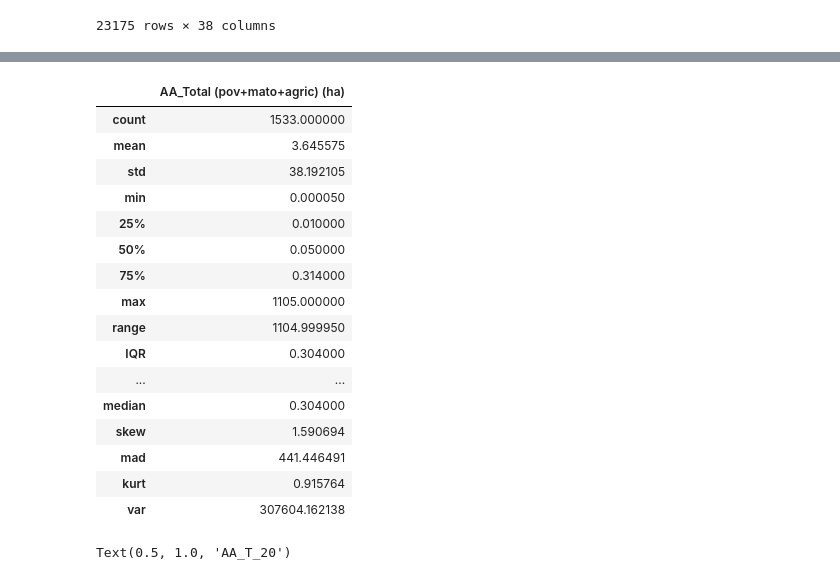
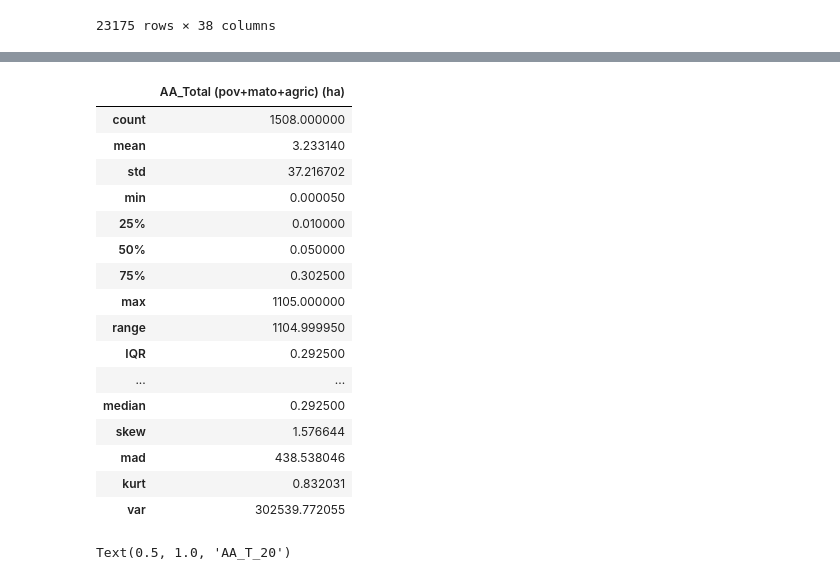
Before and after one commit to VascoBartolo/FCED_project, a Jupyter notebook: FCED_project.ipynb, the cells around one changed output, grey strips where cells are left out. Drawn from its saved outputs; the diff is of its cells as text; code cells hidden in the pictures.

```diff
--- a/FCED_project.ipynb
+++ b/FCED_project.ipynb
@@ -25,6 +26,10 @@ df
 | 23174 | 2015 | BL3151229 | 2015010055723 | Falso Alarme | Aveiro | Santa Maria da Feira | Rio Meão | Casais de Baixo | 10921 | 161792 | ... |
 23175 rows × 38 columns
 # %%
+# Para apagar registos com NULL values nas colunas mencinadas
+df = df.dropna(how='any', subset=['x', 'y', 'lat', 'lon', 'DataAlerta', 'HoraAlerta', 'DataExtincao',
+                                  'HoraExtincao', 'Data1Intervencao', 'Hora1Intervencao'], axis=0)
+
 tempo_intervencao = [None] * (len(df.index))
 tempo_extincao = [None] * (len(df.index))
 litoralidade = [None] * (len(df.index))
@@ -48,3 +53,7 @@ for i in range(len(df.index)):
 df.insert(15, "TempoExtincao", tempo_extincao , True)
 df.insert(16, "TempoIntervencao", tempo_intervencao , True)
 df.insert(17, "Litoralidade", litoralidade , True)
+
+# Para converter as colunas para datetime:
+df['TempoExtincao'] = df['TempoExtincao'].apply(lambda x: pd.to_timedelta(x)).copy()
+df['TempoIntervencao'] = df['TempoIntervencao'].apply(lambda x: pd.to_timedelta(x)).copy()
@@ -129,33 +170,59 @@ reacendimentos_slim.head()
 # %%
 stat_summary = reacendimentos_slim.describe()
 stat_summary.loc['range'] = stat_summary.loc['max'] - stat_summary.loc['min']
 stat_summary.loc['IQR'] = stat_summary.loc['75%'] - stat_summary.loc['25%'] # appending interquartile range
 stat_summary.loc['G.M.'] = st.geometric_mean(reacendimentos_slim['AA_Total (pov+mato+agric) (ha)'])
 stat_summary.loc['H.M.'] = st.harmonic_mean(reacendimentos_slim['AA_Total (pov+mato+agric) (ha)'])
 stat_summary.loc['mode'] = pd.Series.mode(stat_summary['AA_Total (pov+mato+agric) (ha)'])[0]
 add_stats = pd.DataFrame(stat_summary['AA_Total (pov+mato+agric) (ha)'].agg(['median','skew', 'mad', 'kurt', 'var']))
 stat_summary = pd.concat([stat_summary, add_stats])
 
 
-stat_summary
+stat_summary.iloc[:,2:] #Para já as outras colunas não têm todos os elementos calculados ainda, para ver dps
+
+# Para eu validar depois:
+
+# df_data = reacendimentos_slim.loc[:,['AA_Total (pov+mato+agric) (ha)']]
+# stat_summary = df_data.describe()
+# stat_summary.loc['range'] = stat_summary.loc['max'] - stat_summary.loc['min']
+# stat_summary.loc['IQR'] = stat_summary.loc['75%'] - stat_summary.loc['25%'] # appending interquartile range
+# stat_summary.loc['G.M.'] = stat.gmean(df_data.iloc[:,:],axis=0)
+# stat_summary.loc['H.M.'] = stat.hmean(df_data.iloc[:,:],axis=0)
+# #print( pd.Series.mode(stat_summary[:]))
+# stat_summary.loc['mode'] = pd.Series.mode(df_data['AA_Total (pov+mato+agric) (ha)'])[0]
+# add_stats = stat_summary[:].agg(['median','skew', 'mad', 'kurt', 'var'])
+# stat_summary = pd.concat([stat_summary, add_stats])
+#stat_summary['TempoExtincao'] = stat_summary['TempoExtincao'].apply(lambda x:
+#                                                                   pd.to_timedelta((x))).copy()
+#stat_summary['TempoIntervencao'] = stat_summary['TempoIntervencao'].apply(lambda x:
+#                                                                         pd.to_timedelta((x))).copy()
+
+
+
+# stat_summary.loc['H.M.'] = st.harmonic_mean(reacendimentos_slim)
+# stat_summary.loc['mode'] = pd.Series.mode(stat_summary['AA_Total (pov+mato+agric) (ha)'])[0]
+# add_stats = pd.DataFrame(stat_summary['AA_Total (pov+mato+agric) (ha)'].agg(['median','skew', 'mad', 'kurt', 'var']))
+# stat_summary = pd.concat([stat_summary, add_stats])
+# stat_summary['TempoExtincao'] = stat_summary['TempoExtincao'].astype('datetime64[ns]')
+# stat_summary['TempoIntervencao'] = stat_summary['TempoIntervencao'].astype('datetime64[ns]')
 # %% [output]
 |  | AA_Total (pov+mato+agric) (ha) |
-| count | 1533.000000 |
-| mean | 3.645575 |
-| std | 38.192105 |
+| count | 1508.000000 |
+| mean | 3.233140 |
+| std | 37.216702 |
 | min | 0.000050 |
 | 25% | 0.010000 |
 | 50% | 0.050000 |
-| 75% | 0.314000 |
+| 75% | 0.302500 |
 | max | 1105.000000 |
 | range | 1104.999950 |
-| IQR | 0.304000 |
+| IQR | 0.292500 |
 | ... | ... |
-| median | 0.304000 |
-| skew | 1.590694 |
-| mad | 441.446491 |
-| kurt | 0.915764 |
-| var | 307604.162138 |
+| median | 0.292500 |
+| skew | 1.576644 |
+| mad | 438.538046 |
+| kurt | 0.832031 |
+| var | 302539.772055 |
 # %%
 plot_tips = reacendimentos_slim.hist(column='AA_Total (pov+mato+agric) (ha)', bins = 100, edgecolor='white', color = 'lightcoral',
                           linewidth=1)
```
Also changed, not shown: parts of 7 cells of this notebook.
